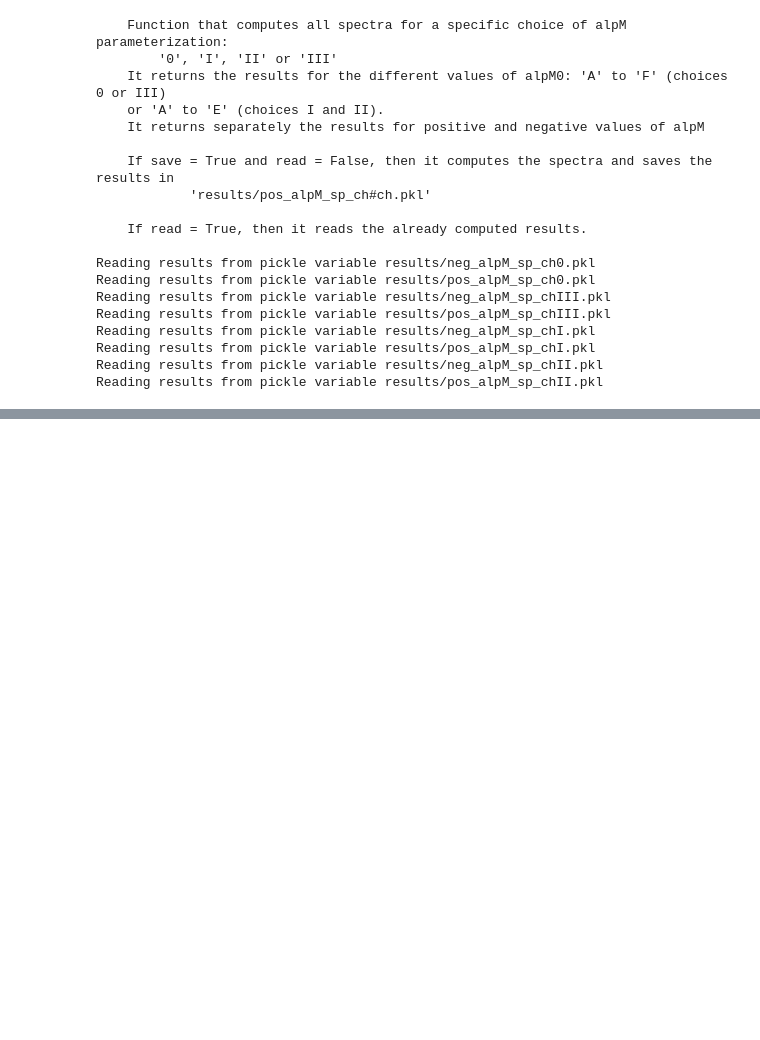
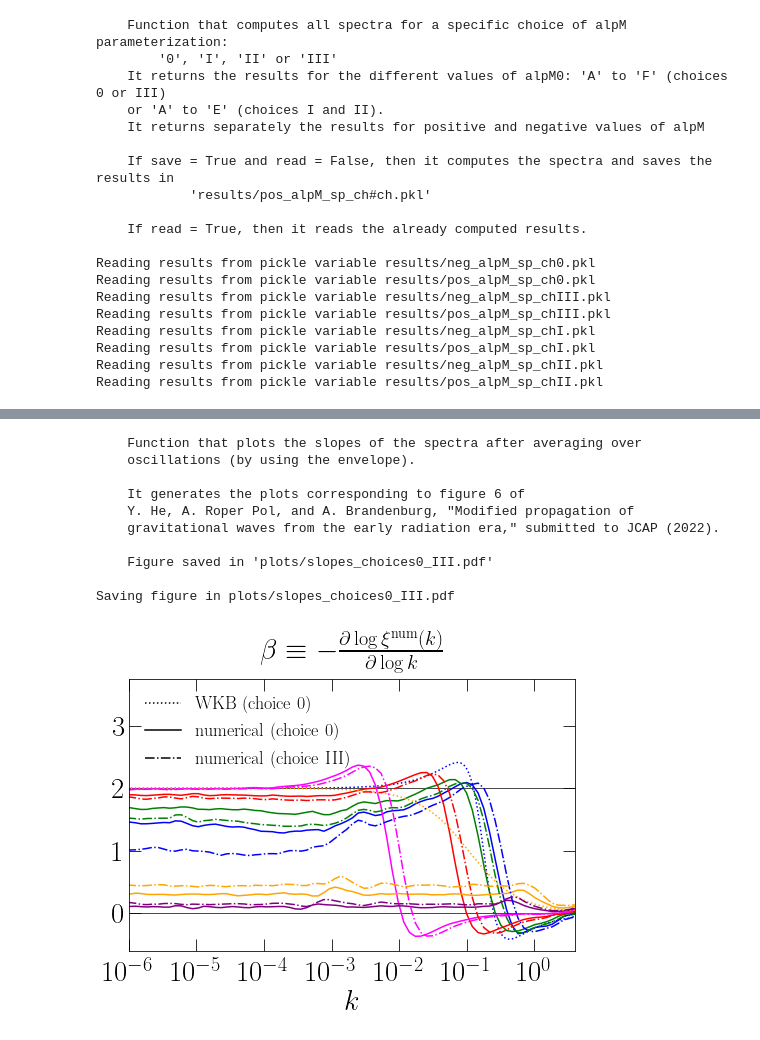
Before and after one commit to AlbertoRoper/GW_turbulence, a Jupyter notebook: horndeski/generate_horndeski.ipynb, the cells around one changed output, grey strips where cells are left out. Cells and saved outputs as stored; diff of their text form; code cells hidden in the pictures; blank space fills up the shorter version.

```diff
--- a/horndeski/generate_horndeski.ipynb
+++ b/horndeski/generate_horndeski.ipynb
@@ -305,0 +346,18 @@ Saving figure in plots/spectra_envelope_choices_0_III.pdf
+# %%
+print(gen.plot_spectra_slopes.__doc__)
+gen.plot_spectra_slopes(pos_alpM_sp_ch0, neg_alpM_sp_ch0, ch='0', txt=True, newf=True, save=False,
+                        lss='solid', kdisc=100)
+gen.plot_spectra_slopes(pos_alpM_sp_chIII, neg_alpM_sp_chIII, ch='III', txt=True, newf=False,
+                        lss='-.', kdisc=100, save=True)
+# %% [output]
+    Function that plots the slopes of the spectra after averaging over
+    oscillations (by using the envelope).
+
+    It generates the plots corresponding to figure 6 of
+    Y. He, A. Roper Pol, and A. Brandenburg, "Modified propagation of
+    gravitational waves from the early radiation era," submitted to JCAP (2022).
+
+    Figure saved in 'plots/slopes_choices0_III.pdf'
+
+Saving figure in plots/slopes_choices0_III.pdf
+[figure, added]
```
Also changed, not shown: parts of 8 cells of this notebook, 1 other file.
